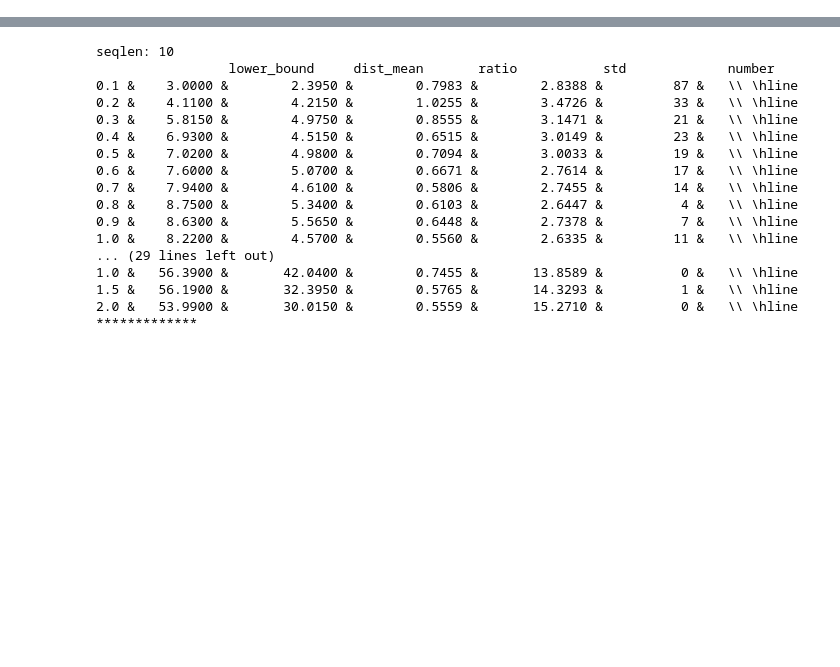
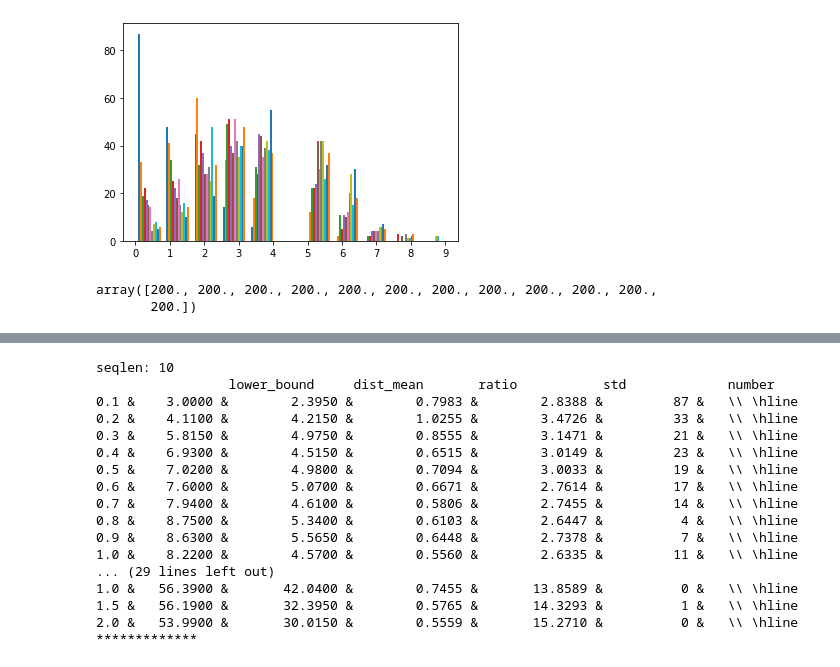
Before and after one commit to Paeans/phylognn, a Jupyter notebook: result_illustration.ipynb, the cells around one changed output, grey strips where cells are left out. Drawn from its saved outputs; the diff is of its cells as text; code cells hidden in the pictures; blank space fills up the shorter version.

Commit message:
update result illustration

```diff
--- a/result_illustration.ipynb
+++ b/result_illustration.ipynb
@@ -5,0 +56,3 @@ from dcj_comp import dcj_dist
+# %%
+import matplotlib as mpl
+mpl.rcParams['pdf.fonttype'] = 42
@@ -5,0 +61,43 @@ from dcj_comp import dcj_dist
+# %%
+# for seqlen in [10, 50, 100]:
+result = []
+seqlen = 10
+for rate in list(range(1, 10)) + [10, 15, 20]:
+    rate = rate / 10
+    fname = (f'val_seq_g3m_3_'
+             f'{seqlen}_{int(seqlen * rate)}'
+             f'_200/raw/g3raw_'
+             f'{seqlen}_{int(seqlen * rate)}.pt')
+    source, target = torch.load(fname)
+
+    # lower_bound = np.array([np.ceil(np.sum([dcj_dist(g1, g2)[-1],
+    #                                dcj_dist(g1, g3)[-1],
+    #                                dcj_dist(g2, g3)[-1]])/2)
+    #               for g1, g2, g3 in source])
+
+    tmp = torch.load(f'dist_result_pt/{seqlen:0>4}_{rate}.pt')
+    # dist_list = np.array([d[-1] for d in tmp])
+    # dist_diff = np.abs(dist_list - lower_bound)
+
+    dist_diff = np.abs([dcj_dist(a, b[0])[-1] for a, b in zip(target, tmp)])
+
+    # tmp = torch.load(f'dist_result_pt/{seqlen:0>4}_{rate}.pt')
+    # dist_list = np.array([d[-1] for d in tmp])
+    # dist_diff = np.abs(dist_list - lower_bound)
+    result.append(dist_diff)
+# %%
+bins = np.arange(np.max(result) + 1)
+# x = np.arange(np.max(result) + 1)
+plt.figure()
+H = plt.hist(result, bins = 11)
+plt.xticks(np.arange(np.ceil(np.max(H[1])) + 1))
+# plt.xticklabels(x)
+plt.savefig('g3val_dist_10.svg', bbox_inches = 'tight')
+plt.show()
+# %% [output]
+[figure, added]
+# %%
+np.sum(H[0], axis = 1)
+# %% [output]
+array([200., 200., 200., 200., 200., 200., 200., 200., 200., 200., 200.,
+       200.])
```
Also changed, not shown: parts of 8 cells of this notebook.
